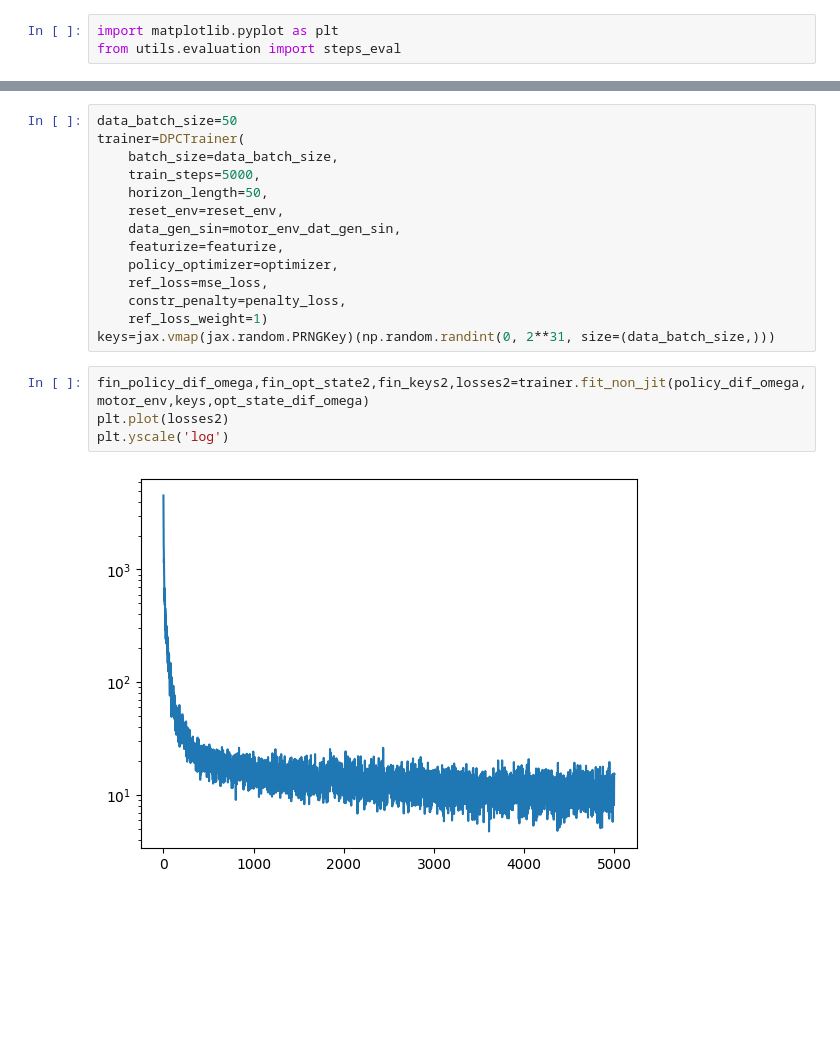
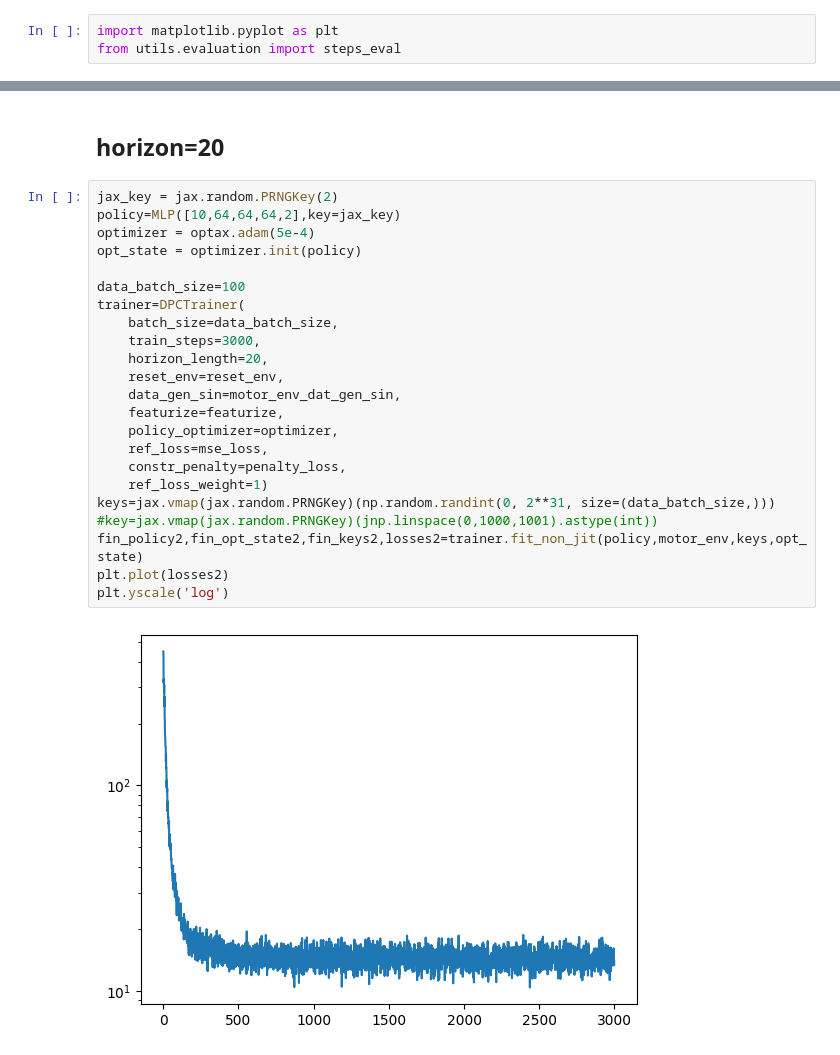
Before and after one commit to OliverSchw/dpc_project, a Jupyter notebook: notebooks/1.6.dpc_int_dt_error.ipynb, the cells around one changed output, grey strips where cells are left out. Cells and saved outputs as stored; diff of their text form; blank space fills up the shorter version.

```diff
--- a/notebooks/1.6.dpc_int_dt_error.ipynb
+++ b/notebooks/1.6.dpc_int_dt_error.ipynb
@@ -110,20 +129,27 @@ opt_state_dif_omega = optimizer.init(policy_dif_omega)
+# %% [markdown]
+## horizon=20
 # %%
-data_batch_size=50
+jax_key = jax.random.PRNGKey(2)
+policy=MLP([10,64,64,64,2],key=jax_key)
+optimizer = optax.adam(5e-4)
+opt_state = optimizer.init(policy)
+
+data_batch_size=100
 trainer=DPCTrainer(
     batch_size=data_batch_size,
-    train_steps=5000,
-    horizon_length=50,
+    train_steps=3000,
+    horizon_length=20,
     reset_env=reset_env,
     data_gen_sin=motor_env_dat_gen_sin,
     featurize=featurize,
     policy_optimizer=optimizer,
     ref_loss=mse_loss,
     constr_penalty=penalty_loss,
     ref_loss_weight=1)
 keys=jax.vmap(jax.random.PRNGKey)(np.random.randint(0, 2**31, size=(data_batch_size,)))
+#key=jax.vmap(jax.random.PRNGKey)(jnp.linspace(0,1000,1001).astype(int))
+fin_policy2,fin_opt_state2,fin_keys2,losses2=trainer.fit_non_jit(policy,motor_env,keys,opt_state)
+plt.plot(losses2)
+plt.yscale('log')
+# %% [output]
+[figure, added]
-# %%
-fin_policy_dif_omega,fin_opt_state2,fin_keys2,losses2=trainer.fit_non_jit(policy_dif_omega,motor_env,keys,opt_state_dif_omega)
-plt.plot(losses2)
-plt.yscale('log')
-# %% [output]
-[figure, removed]
```
Also changed, not shown: parts of 20 cells of this notebook, 1 other file.
